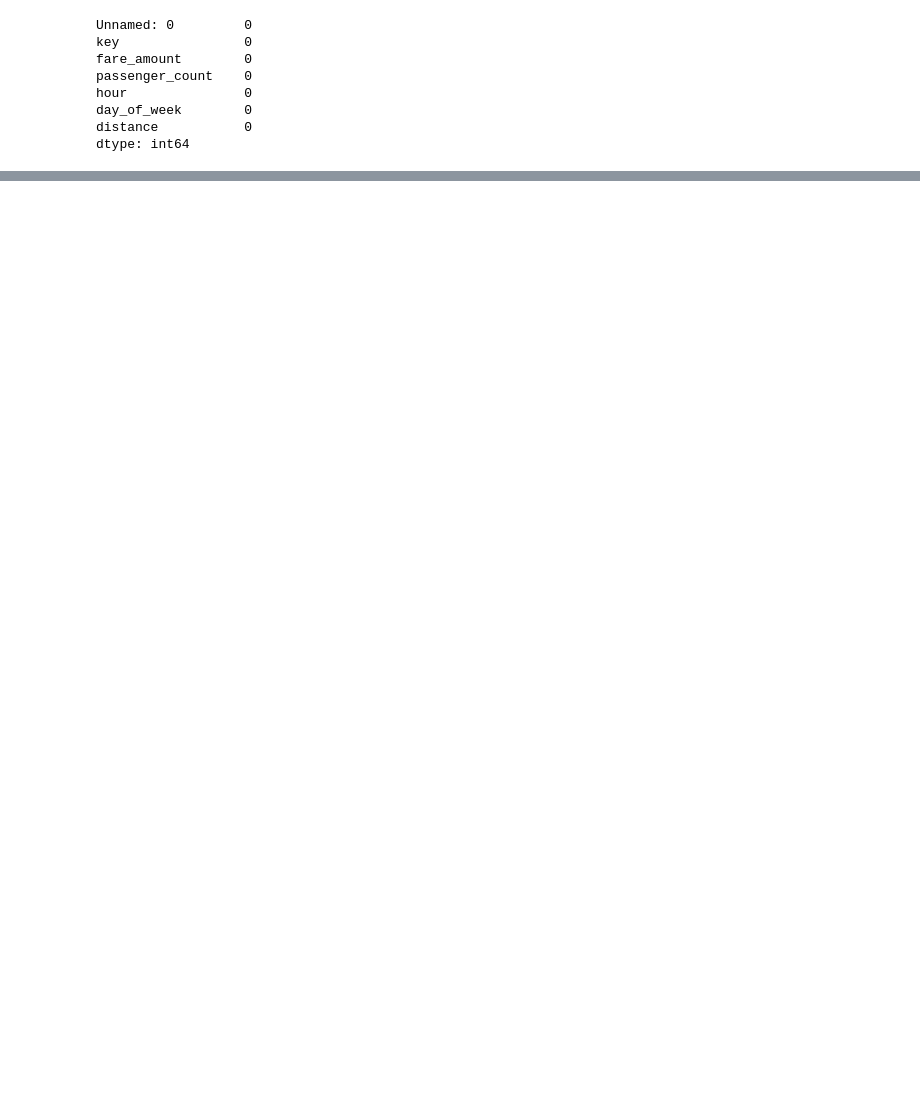
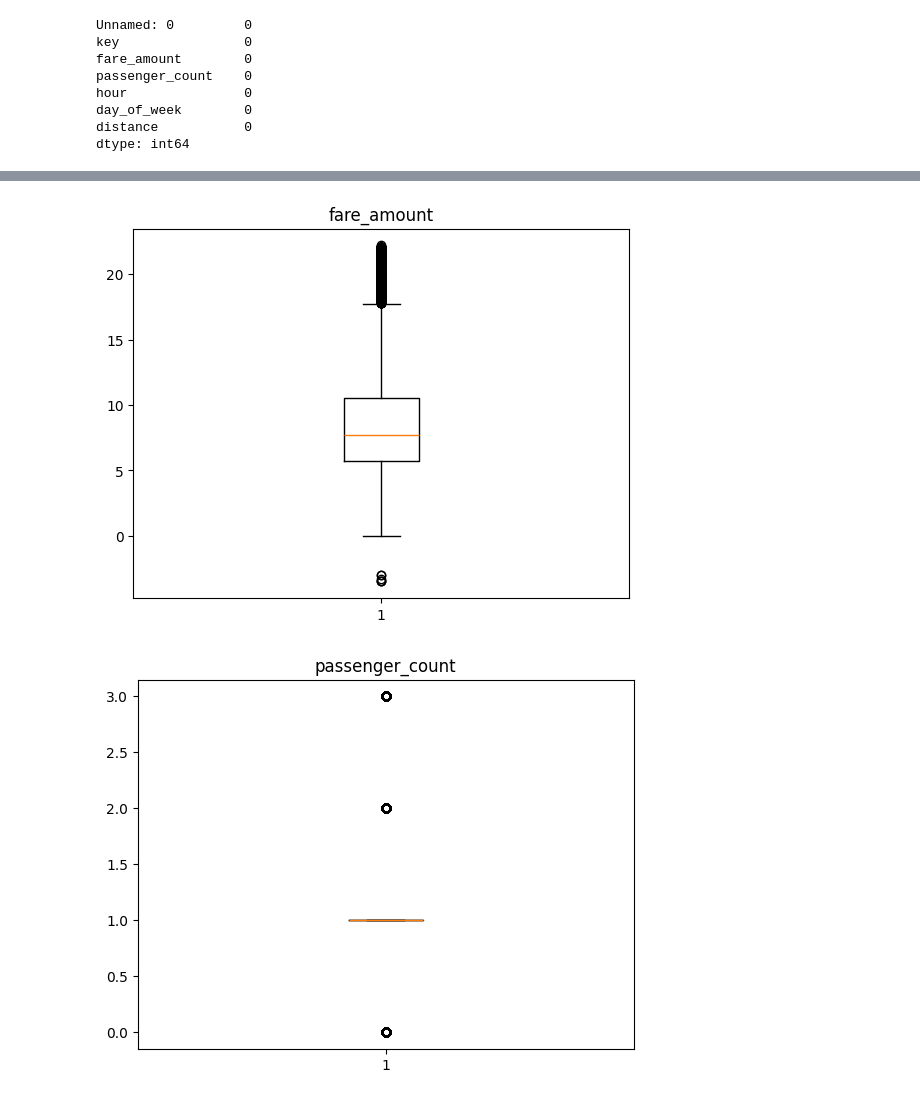
Before and after one commit to radar101/SEM-7, a Jupyter notebook: LP3 ML/uber.ipynb, the cells around one changed output, grey strips where cells are left out. Cells and saved outputs as stored; diff of their text form; code cells hidden in the pictures; blank space fills up the shorter version.

```diff
--- a/LP3 ML/uber.ipynb
+++ b/LP3 ML/uber.ipynb
@@ -119,0 +148,5 @@ df = df[(df["fare_amount"] < q_hi) & (df["fare_amount"] > q_low)]
+# %%
+plot_boxplots(df, columns_to_inspect)
+# %% [output]
+[figure, added]
+[figure, added]
```
Also changed, not shown: parts of 14 cells of this notebook, 13 other files.
